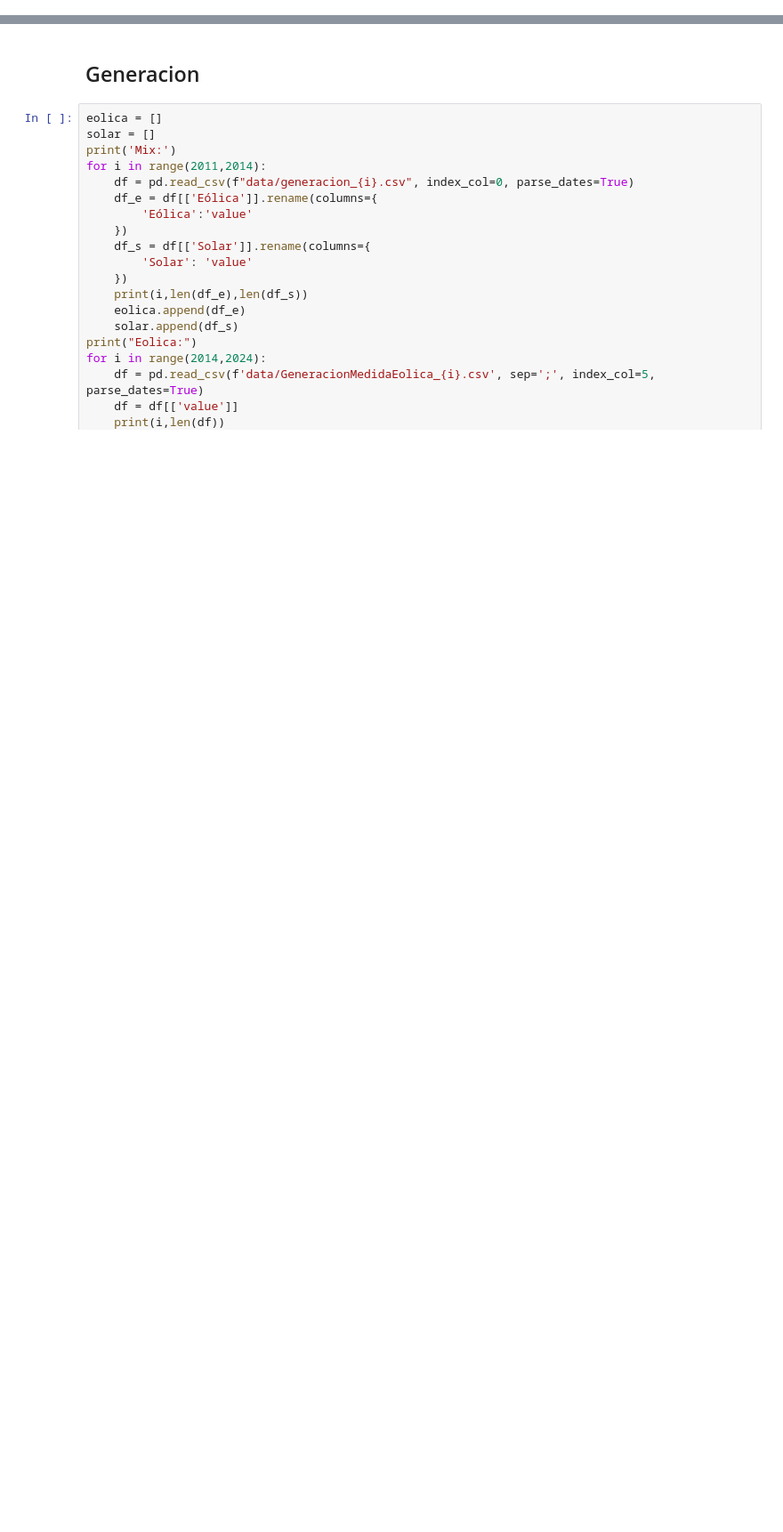
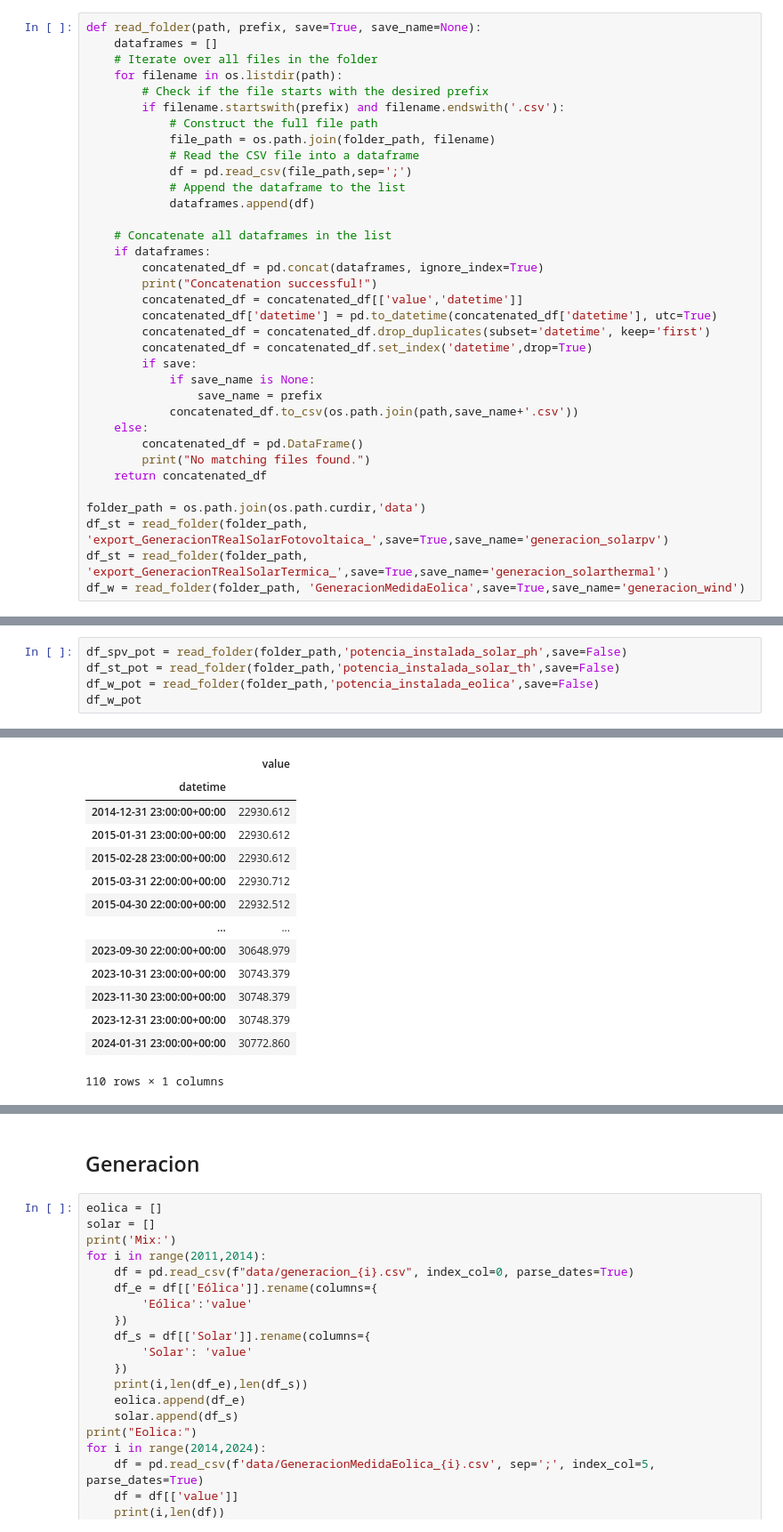
Before and after one commit to fcelya/solar-wind-generation, a Jupyter notebook: data_aggregation.ipynb, the cells around one changed output, grey strips where cells are left out. Shown at 89% size. Saved outputs shown, nothing was run; the diff lists cells and outputs as text; blank space fills up the shorter version.

Commit message:
New values aggregated

```diff
--- a/data_aggregation.ipynb
+++ b/data_aggregation.ipynb
@@ -4,0 +8,35 @@ import matplotlib.pyplot as plt
+# %%
+def read_folder(path, prefix, save=True, save_name=None):
+    dataframes = []
+    # Iterate over all files in the folder
+    for filename in os.listdir(path):
+        # Check if the file starts with the desired prefix
+        if filename.startswith(prefix) and filename.endswith('.csv'):
+            # Construct the full file path
+            file_path = os.path.join(folder_path, filename)
+            # Read the CSV file into a dataframe
+            df = pd.read_csv(file_path,sep=';')
+            # Append the dataframe to the list
+            dataframes.append(df)
+
+    # Concatenate all dataframes in the list
+    if dataframes:
+        concatenated_df = pd.concat(dataframes, ignore_index=True)
+        print("Concatenation successful!")
+        concatenated_df = concatenated_df[['value','datetime']]
+        concatenated_df['datetime'] = pd.to_datetime(concatenated_df['datetime'], utc=True)
+        concatenated_df = concatenated_df.drop_duplicates(subset='datetime', keep='first')
+        concatenated_df = concatenated_df.set_index('datetime',drop=True)
+        if save:
+            if save_name is None:
+                save_name = prefix
+            concatenated_df.to_csv(os.path.join(path,save_name+'.csv'))
+    else:
+        concatenated_df = pd.DataFrame()
+        print("No matching files found.")
+    return concatenated_df
+
+folder_path = os.path.join(os.path.curdir,'data')
+df_st = read_folder(folder_path, 'export_GeneracionTRealSolarFotovoltaica_',save=True,save_name='generacion_solarpv')
+df_st = read_folder(folder_path, 'export_GeneracionTRealSolarTermica_',save=True,save_name='generacion_solarthermal')
+df_w = read_folder(folder_path, 'GeneracionMedidaEolica',save=True,save_name='generacion_wind')
@@ -4,0 +47,6 @@ import matplotlib.pyplot as plt
+# %%
+df_spv_pot = read_folder(folder_path,'potencia_instalada_solar_ph',save=False)
+df_st_pot = read_folder(folder_path,'potencia_instalada_solar_th',save=False)
+df_w_pot = read_folder(folder_path,'potencia_instalada_eolica',save=False)
+df_w_pot
+# %% [output]
@@ -4,0 +56,14 @@ import matplotlib.pyplot as plt
+|  | value |
+| datetime |  |
+| 2014-12-31 23:00:00+00:00 | 22930.612 |
+| 2015-01-31 23:00:00+00:00 | 22930.612 |
+| 2015-02-28 23:00:00+00:00 | 22930.612 |
+| 2015-03-31 22:00:00+00:00 | 22930.712 |
+| 2015-04-30 22:00:00+00:00 | 22932.512 |
+| ... | ... |
+| 2023-09-30 22:00:00+00:00 | 30648.979 |
+| 2023-10-31 23:00:00+00:00 | 30743.379 |
+| 2023-11-30 23:00:00+00:00 | 30748.379 |
+| 2023-12-31 23:00:00+00:00 | 30748.379 |
+| 2024-01-31 23:00:00+00:00 | 30772.860 |
+110 rows × 1 columns
```
Also changed, not shown: parts of 9 cells of this notebook, 6 other files.
